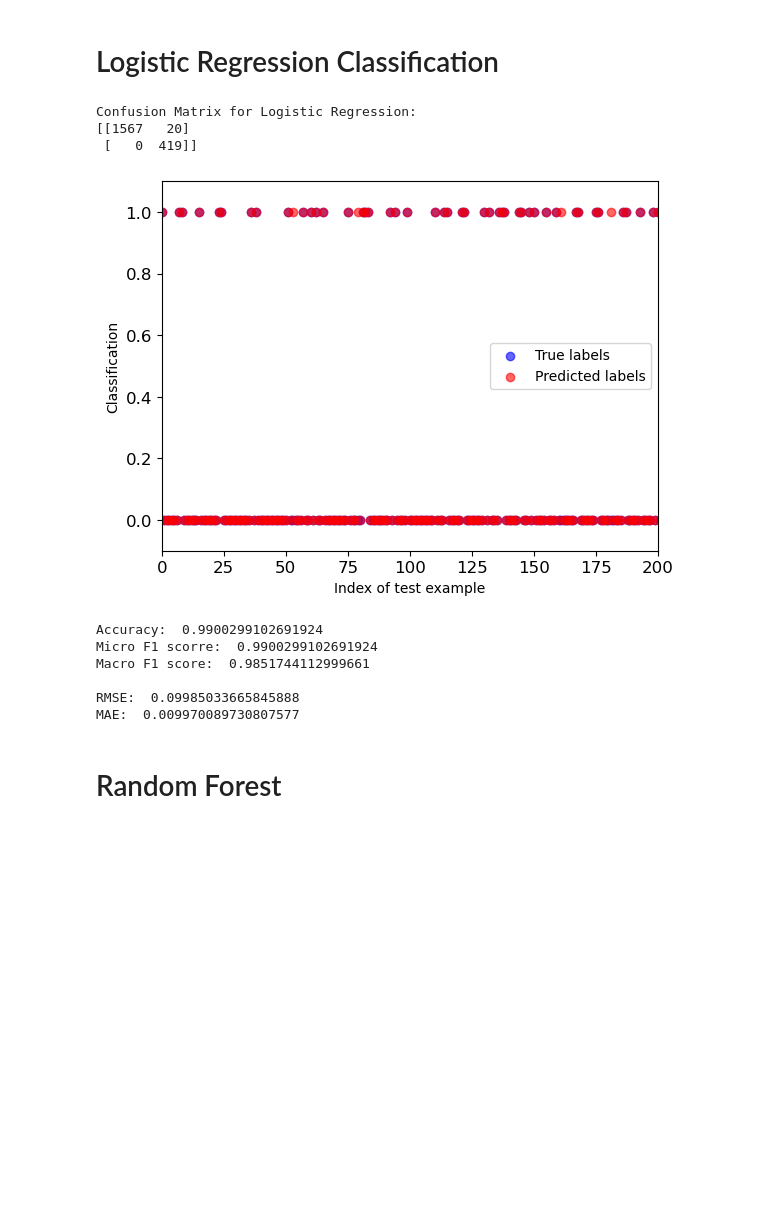
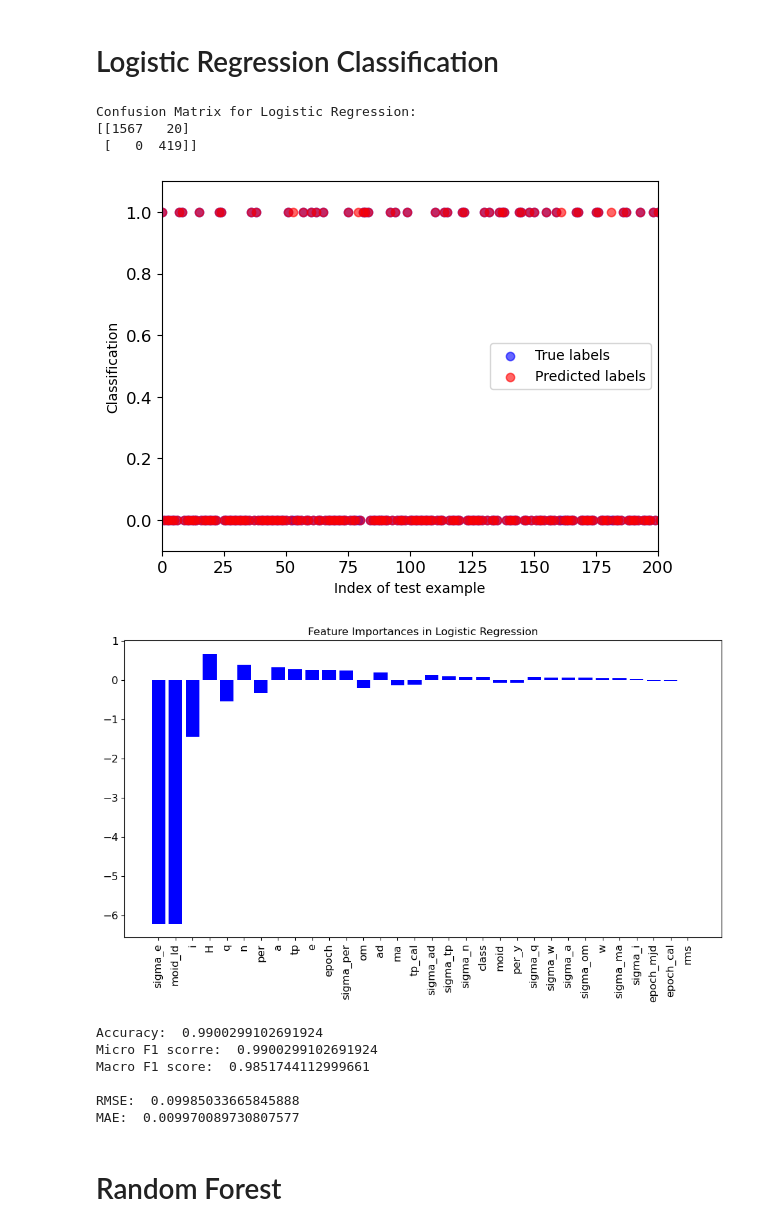
Before and after one commit to trevorsweigart/pha-classification, a Jupyter notebook: pha-classification.ipynb, the cells around one changed output. Cells and saved outputs as stored; diff of their text form; code cells hidden in the pictures; blank space fills up the shorter version.

Commit message:
feat: feature importance plots

```diff
--- a/pha-classification.ipynb
+++ b/pha-classification.ipynb
@@ -148,35 +148,48 @@ def logistic_regression():
     log_reg_rmse = np.sqrt(mean_squared_error(y_test, y_pred))
     log_reg_mae = mean_absolute_error(y_test, y_pred)
 
+    # Confusion matrix
     cm_log_reg = confusion_matrix(y_test, y_pred)
     print("Confusion Matrix for Logistic Regression:")
     print(cm_log_reg)
     print()
 
+    # True vs predicted value scatterplot
     indices = np.arange(len(y_test))
     plt.scatter(indices, y_test, color="blue", label="True labels", alpha=0.6)
     plt.scatter(indices, y_pred, color="red", label="Predicted labels", alpha=0.6)
     plt.xlabel("Index of test example", fontsize=10)
     plt.ylabel("Classification", fontsize=10, rotation=90)
     plt.ylim(-0.1, 1.1)
     plt.xlim(0, 200)
     plt.legend()
+    plt.show()
+
+    # Feature importance plot
+    coefficients = log_reg.coef_[0]
+    feature_names = asteroids.drop(columns=['pha', 'neo', 'id']).columns.tolist()
+    sorted_indices = np.argsort(abs(coefficients))[::-1]  # Sort by absolute value
+    plt.figure(figsize=(12, 6))
+    plt.title("Feature Importances in Logistic Regression")
+    plt.bar(range(len(coefficients)), coefficients[sorted_indices], color="b")
+    plt.xticks(range(len(coefficients)), np.array(feature_names)[sorted_indices], rotation=90)
     plt.show()
 
     return log_reg, log_reg_accuracy, log_reg_microf1, log_reg_macrof1, log_reg_rmse, log_reg_mae
 
 log_reg, log_reg_accuracy, log_reg_microf1, log_reg_macrof1, log_reg_rmse, log_reg_mae = logistic_regression()
 
 print("\nAccuracy: ", log_reg_accuracy)
 print("Micro F1 scorre: ", log_reg_microf1)
 print("Macro F1 score: ", log_reg_macrof1)
 print("\nRMSE: ", log_reg_rmse)
 print("MAE: ", log_reg_mae)
 # %% [output]
 Confusion Matrix for Logistic Regression:
 [[1567   20]
  [   0  419]]
 [figure]
+[figure, added]
 Accuracy:  0.9900299102691924
 Micro F1 scorre:  0.9900299102691924
 Macro F1 score:  0.9851744112999661
```
Also changed, not shown: parts of 3 cells of this notebook.
